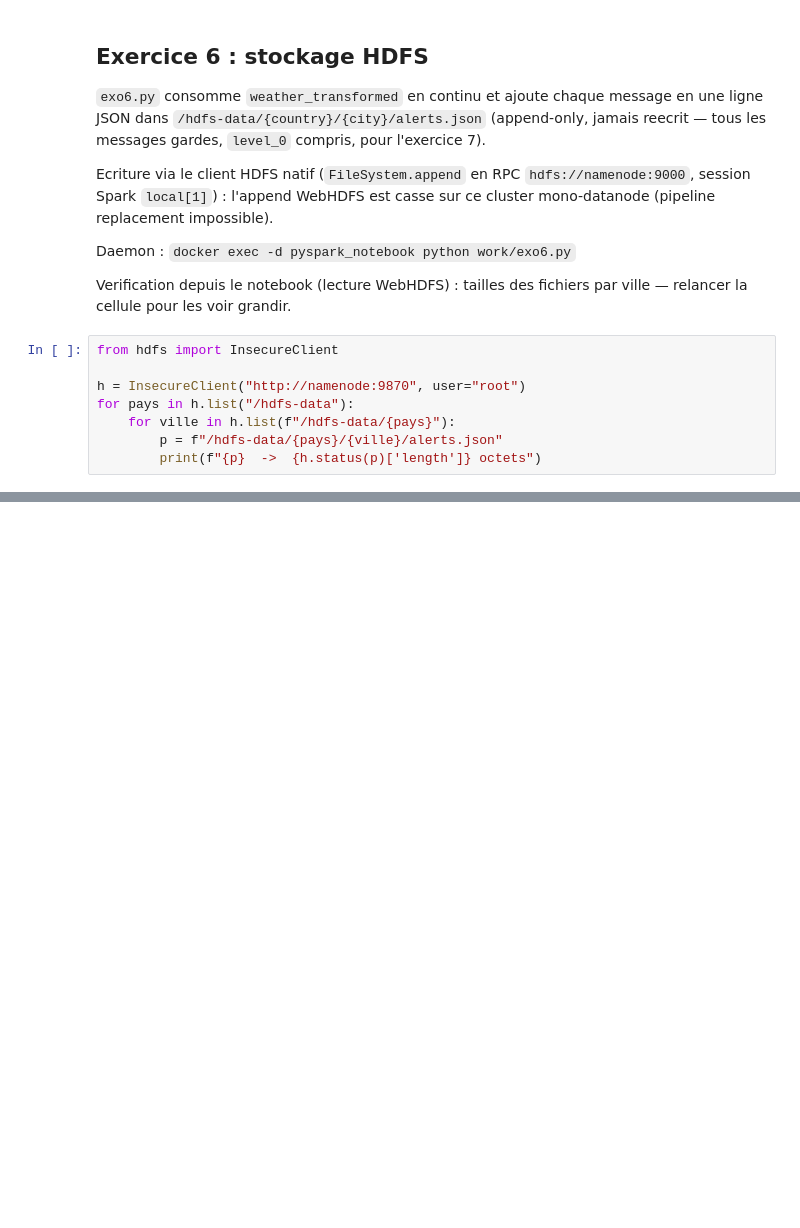
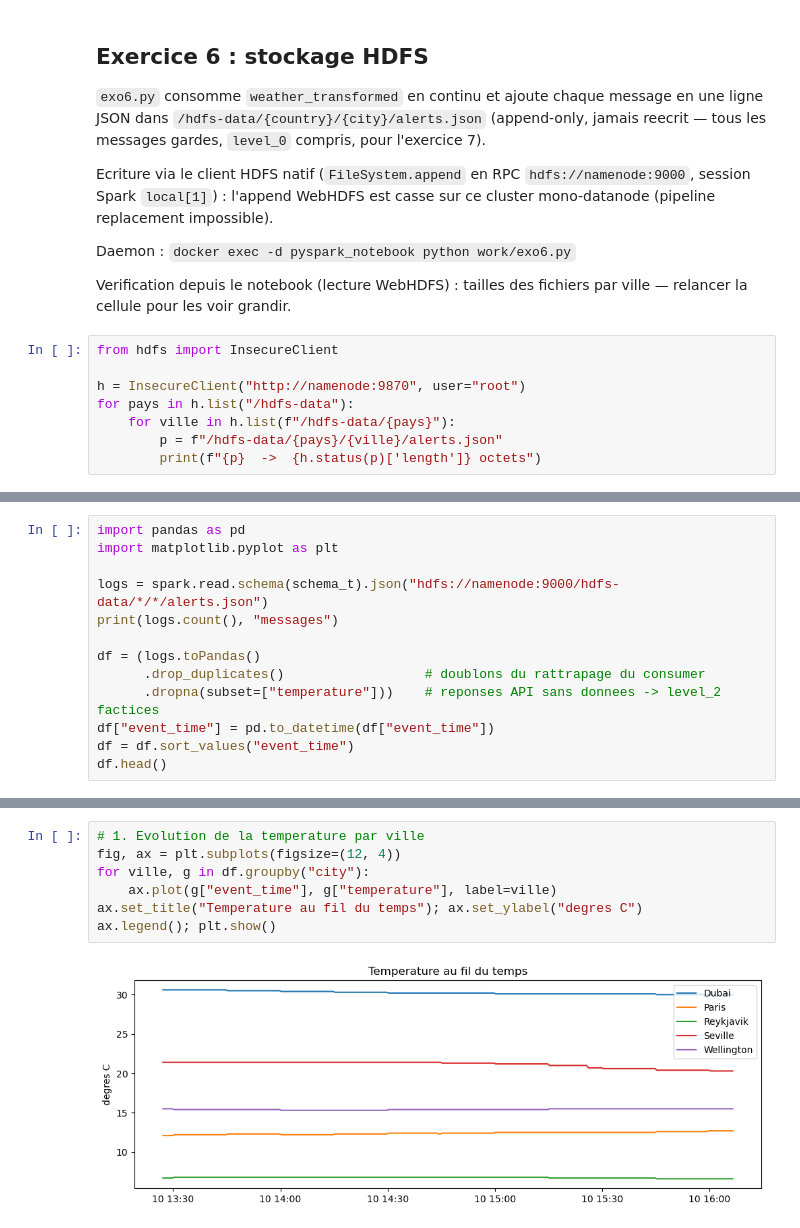
Before and after one commit to ClementBast/kafka-meteo, a Jupyter notebook: work/tp_kafka.ipynb, the cells around one changed output, grey strips where cells are left out. Saved outputs shown, nothing was run; the diff lists cells and outputs as text; blank space fills up the shorter version.

Commit message:
Exo 7 : analyse des logs HDFS - courbes temp/vent, alertes par niveau, code meteo par pays

```diff
--- a/work/tp_kafka.ipynb
+++ b/work/tp_kafka.ipynb
@@ -180,0 +192,13 @@ for pays in h.list("/hdfs-data"):
+# %%
+import pandas as pd
+import matplotlib.pyplot as plt
+
+logs = spark.read.schema(schema_t).json("hdfs://namenode:9000/hdfs-data/*/*/alerts.json")
+print(logs.count(), "messages")
+
+df = (logs.toPandas()
+      .drop_duplicates()                  # doublons du rattrapage du consumer
+      .dropna(subset=["temperature"]))    # reponses API sans donnees -> level_2 factices
+df["event_time"] = pd.to_datetime(df["event_time"])
+df = df.sort_values("event_time")
+df.head()
@@ -180,0 +213,9 @@ for pays in h.list("/hdfs-data"):
+# %%
+# 1. Evolution de la temperature par ville
+fig, ax = plt.subplots(figsize=(12, 4))
+for ville, g in df.groupby("city"):
+    ax.plot(g["event_time"], g["temperature"], label=ville)
+ax.set_title("Temperature au fil du temps"); ax.set_ylabel("degres C")
+ax.legend(); plt.show()
+# %% [output]
+[figure, added]
```
Also changed, not shown: parts of 5 cells of this notebook.
